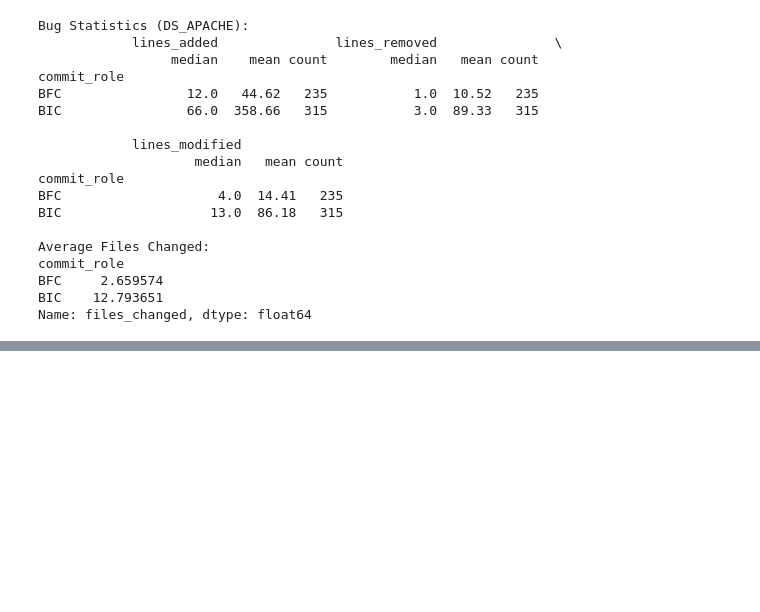
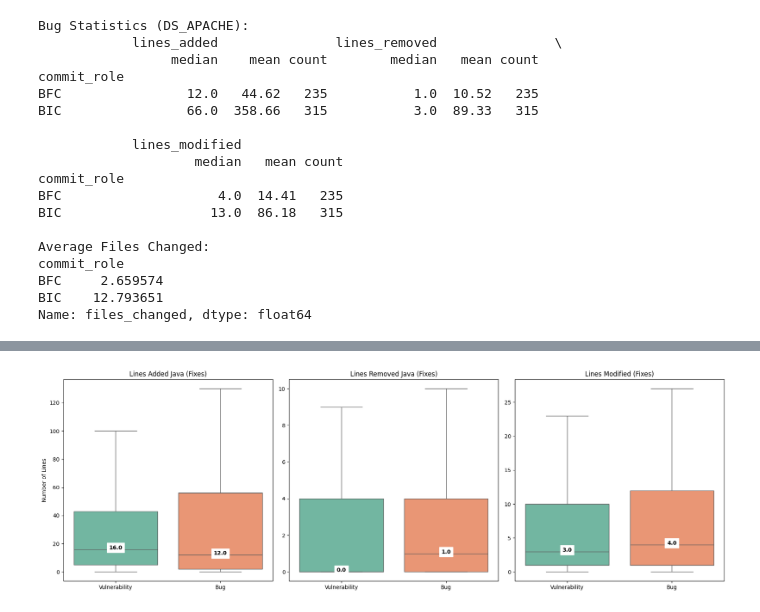
Before and after one commit to zaryanz/churn-bugs-vulns, a Jupyter notebook: notebooks/04_rq1_analysis.ipynb, the cells around one changed output, grey strips where cells are left out. Drawn from its saved outputs; the diff is of its cells as text; code cells hidden in the pictures; blank space fills up the shorter version.

```diff
--- a/notebooks/04_rq1_analysis.ipynb
+++ b/notebooks/04_rq1_analysis.ipynb
@@ -279,31 +282,33 @@ df_b = df_java_bfc_only.copy()
 
 # Ensure labels match for the X-axis
 df_v['Dataset'] = 'Vulnerability'
 df_b['Dataset'] = 'Bug'
 
 df_java_comp = pd.concat([df_v, df_b])
 
 fig, axes = plt.subplots(1, 3, figsize=(18, 6), sharey=False) # sharey=False can help if Added is much larger than Removed
 
 metrics = ['lines_added', 'lines_removed', 'lines_modified']
-titles = ['Lines Added Java (Fixes)', 'Lines Removed Java (Fixes)', 'Total Lines Changed Java (Fixes)']
+titles = ['Lines Added Java (Fixes)', 'Lines Removed Java (Fixes)', 'Lines Modified (Fixes)']
 
 for i, m in enumerate(metrics):
     ax = axes[i]
     sns.boxplot(data=df_java_comp, x='Dataset', y=m, hue='Dataset',
                 ax=ax, showfliers=False, palette="Set2", legend=False)
 
     # Add Median Labels
     medians = df_java_comp.groupby('Dataset')[m].median()
     for xtick in range(len(ax.get_xticklabels())):
         ds_name = ax.get_xticklabels()[xtick].get_text()
         m_val = medians[ds_name]
         ax.text(xtick, m_val, f'{m_val:.1f}',
                 ha='center', weight='bold', backgroundcolor='white')
 
     ax.set_title(titles[i])
     ax.set_ylabel('Number of Lines' if i == 0 else '')
     ax.set_xlabel('')
 
 plt.tight_layout()
 plt.show()
+# %% [output]
+[figure, added]
```
Also changed, not shown: parts of 2 cells of this notebook, 3 other files.
